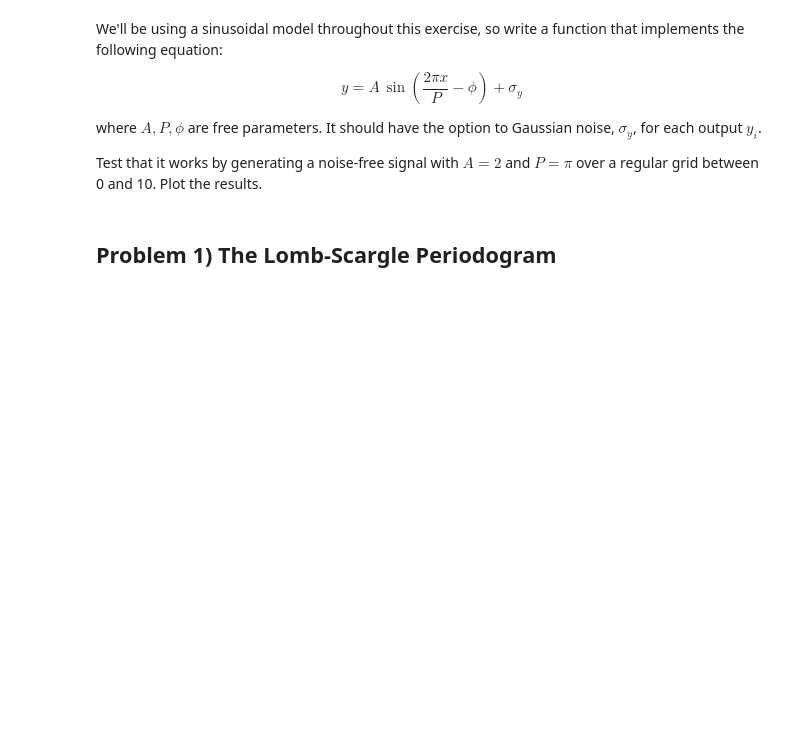
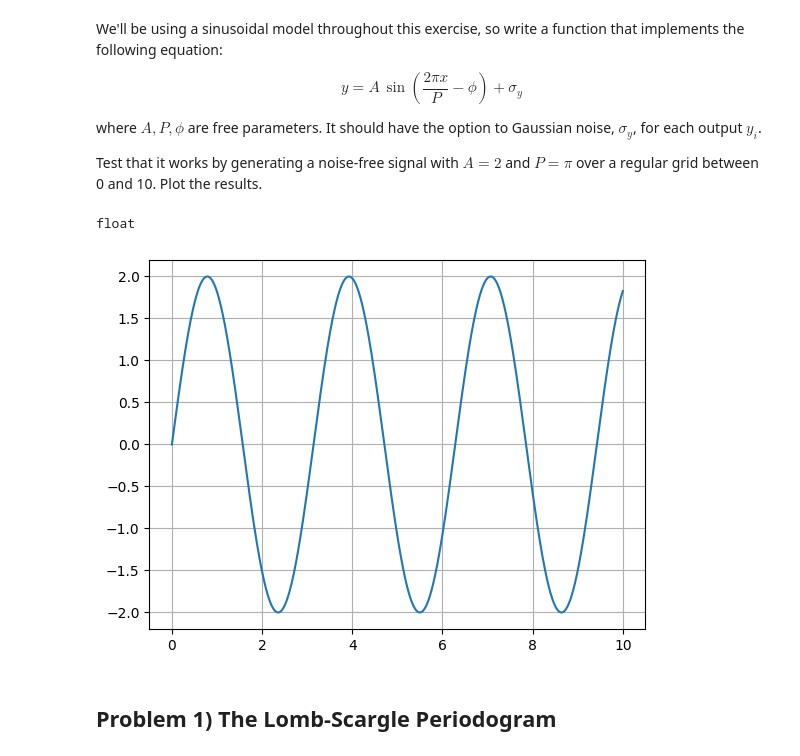
Before and after one commit to ASTR154/time-series, a Jupyter notebook: time-series.ipynb, the cells around one changed output. Saved outputs shown, nothing was run; the diff lists cells and outputs as text; code cells hidden in the pictures; blank space fills up the shorter version.

```diff
--- a/time-series.ipynb
+++ b/time-series.ipynb
@@ -15,15 +15,30 @@ $$ y = A\,\sin\left(\frac{2{\pi}x}{P} - \phi\right) + \sigma_y$$
 where $A, P, \phi$ are free parameters. It should have the option to Gaussian noise, $\sigma_y$, for each output $y_i$.
 
 Test that it works by generating a noise-free signal with $A = 2$ and $P = \pi$ over a regular grid between 0 and 10. Plot the results.
-# %%
-rng = np.random.default_rng()
-
-def sinusoid(x, period=1, amplitude=1, phase=0, noise=0):
-    return  # complete
-
-x =  # complete
-y = sinusoid(  # complete
-plt.plot(  # complete
+# %%
+np.random.default_rng()
+type(rng.normal(0,1))
+# %% [output]
+float
+# %%
+rng = np.random.default_rng()
+
+# x must be a numpy array
+def sinusoid(x, period=1, amplitude=1, phase=0, noise=0):
+    gaussian_noise = rng.normal(0, noise, size=(len(x)))
+    temp_1 = 2 * np.pi * x
+    temp_2 = np.sin( temp_1/period - phase )
+    temp_3 = amplitude * temp_2 + gaussian_noise
+    return temp_3
+
+#sinusoid(  1, np.pi , 2 , 0 , 1 )
+# %%
+x_vals =  np.linspace(0,10,1000)
+y_vals = sinusoid(x_vals , np.pi , 2 , 0 ,0 )
+plt.plot(x_vals, y_vals)
+plt.grid()
+# %% [output]
+[figure, added]
 # %% [markdown]
 ## Problem 1) The Lomb-Scargle Periodogram
 # %% [markdown]
```
Also changed, not shown: parts of 2 cells of this notebook.
